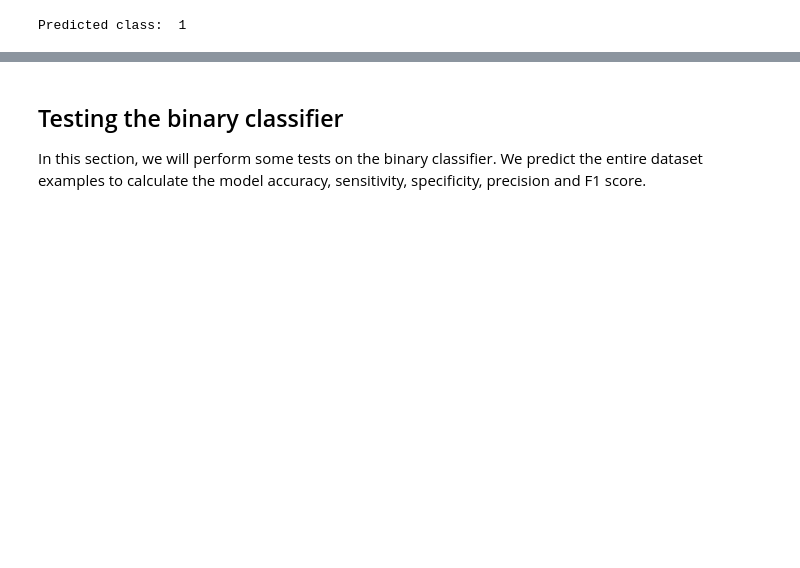
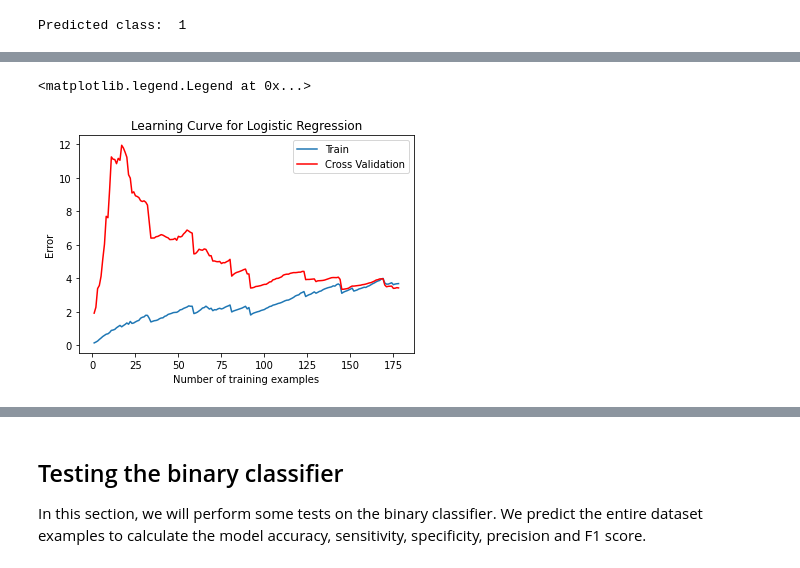
Before and after one commit to joaogomes18/Machine-Learning, a Jupyter notebook: 1stAssignment/1stAssignmentRegularizedLogisticRegression_BinaryAndMulticlassClassification.ipynb, the cells around one changed output, grey strips where cells are left out. Cells and saved outputs as stored; diff of their text form; code cells hidden in the pictures; blank space fills up the shorter version.

```diff
--- a/1stAssignment/1stAssignmentRegularizedLogisticRegression_BinaryAndMulticlassClassification.ipynb
+++ b/1stAssignment/1stAssignmentRegularizedLogisticRegression_BinaryAndMulticlassClassification.ipynb
@@ -229,0 +255,45 @@ Predicted class:  1
+# %%
+def learningCurve(X, y, Xval, yval, learn_rate, num_iter, Lambda):
+
+    """
+    Returns the train and cross validation set errors for a learning curve
+    """
+
+    m = X.shape[0]  # Number of training examples
+    n= X.shape[1]  # number of features
+    mval = len(yval)  # Number of validation examples
+
+    error_train, error_val = [],[]
+
+    for i in range(1,m+1):
+
+        # inicialize all theta at 0.
+        initial_theta = np.zeros((n,1))
+        Xtrain=X[0:i,:]
+        ytrain=y[0:i,:]
+        theta = gradientDescent( Xtrain, ytrain, initial_theta, learn_rate, num_iter, Lambda)[0]
+
+        h_train = np.dot(Xtrain, theta)
+        h_val = np.dot(Xval, theta)
+
+        error_train_i = 1/(2*m) * np.sum((h_train - ytrain)**2)
+        error_val_i = 1/(2*mval) * np.sum((h_val - yval)**2)
+
+        error_train.append(error_train_i)
+        error_val.append(error_val_i)
+
+    return error_train, error_val
+# %%
+#Call learningCurve to compute E_train and E_validation
+error_train, error_val = learningCurve(X_binary_train_norm, y_binary_train, X_binary_val_norm, y_binary_val, alpha, iterat, Lambda)
+
+# Plot the training and validation errors
+plt.plot(range(1,len(X_binary_train)+1),error_train)
+plt.plot(range(1,len(X_binary_train)+1), error_val,color="r")
+plt.title("Learning Curve for Logistic Regression")
+plt.xlabel("Number of training examples")
+plt.ylabel("Error")
+plt.legend(["Train", "Cross Validation"])
+# %% [output]
+<matplotlib.legend.Legend at 0x...>
+[figure, added]
```
Also changed, not shown: parts of 18 cells of this notebook.
